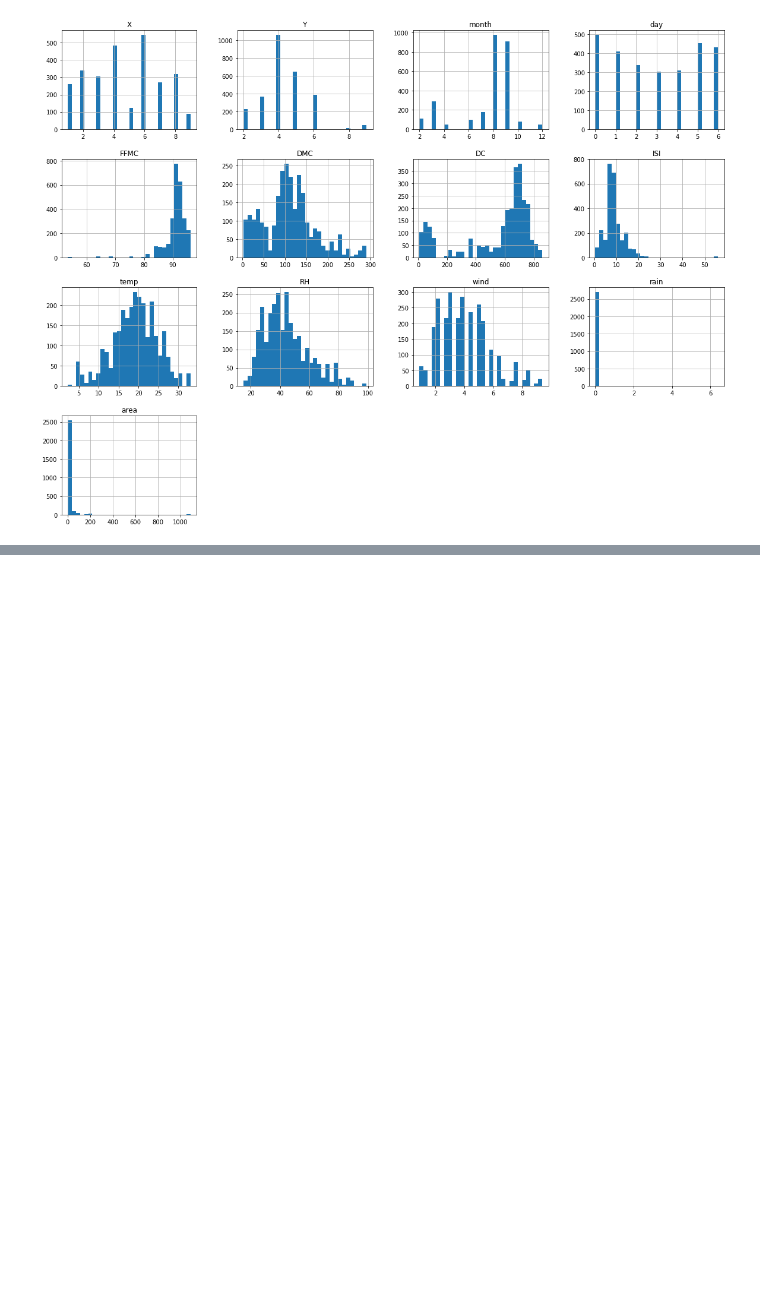
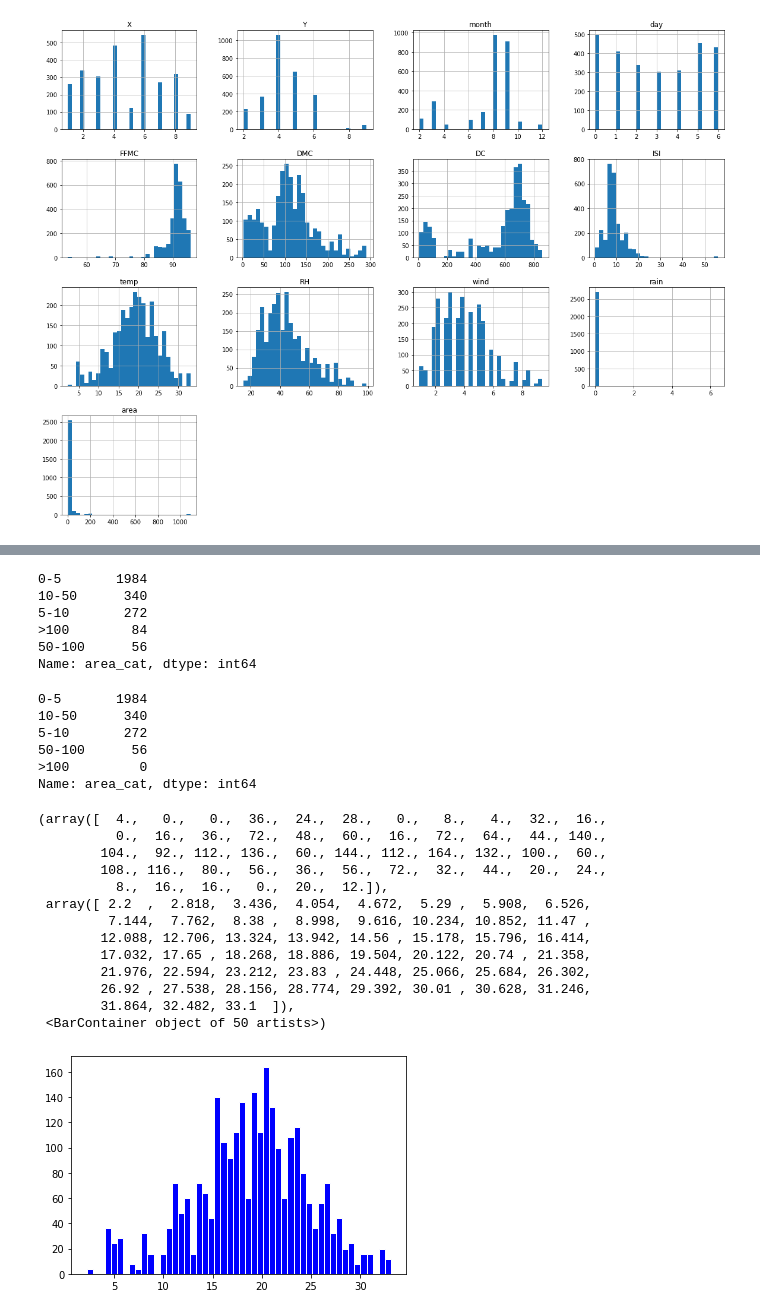
Before and after one commit to fishnchips97/Project-T-Final-189, a Jupyter notebook: scratchwork/data_generator_proj_T.ipynb, the cells around one changed output, grey strips where cells are left out. Cells and saved outputs as stored; diff of their text form; code cells hidden in the pictures; blank space fills up the shorter version.

```diff
--- a/scratchwork/data_generator_proj_T.ipynb
+++ b/scratchwork/data_generator_proj_T.ipynb
@@ -223,0 +326,44 @@ array([[<AxesSubplot:title={'center':'X'}>,
+# %%
+# group burnt area
+train_df['area_cat'] = pd.cut(train_df['area'], bins=[0,5, 10, 50, 100, 1100], include_lowest=True,
+                                 labels=['0-5', '5-10', '10-50', '50-100', '>100'])
+train_df['area_cat'].value_counts()
+# %% [output]
+0-5       1984
+10-50      340
+5-10       272
+>100        84
+50-100      56
+Name: area_cat, dtype: int64
+# %%
+# remove outliers, i.e. any area greater than 100
+
+train_df.drop(train_df[train_df['area'] > 100].index, axis=0,inplace=True)
+
+train_df['area_cat'].value_counts()
+# %% [output]
+0-5       1984
+10-50      340
+5-10       272
+50-100      56
+>100         0
+Name: area_cat, dtype: int64
+# %%
+# lets check out temp
+
+plt.hist(train_df['temp'], ec='w', bins=50, color='blue')
+# %% [output]
+(array([  4.,   0.,   0.,  36.,  24.,  28.,   0.,   8.,   4.,  32.,  16.,
+          0.,  16.,  36.,  72.,  48.,  60.,  16.,  72.,  64.,  44., 140.,
+        104.,  92., 112., 136.,  60., 144., 112., 164., 132., 100.,  60.,
+        108., 116.,  80.,  56.,  36.,  56.,  72.,  32.,  44.,  20.,  24.,
+          8.,  16.,  16.,   0.,  20.,  12.]),
+ array([ 2.2  ,  2.818,  3.436,  4.054,  4.672,  5.29 ,  5.908,  6.526,
+         7.144,  7.762,  8.38 ,  8.998,  9.616, 10.234, 10.852, 11.47 ,
+        12.088, 12.706, 13.324, 13.942, 14.56 , 15.178, 15.796, 16.414,
+        17.032, 17.65 , 18.268, 18.886, 19.504, 20.122, 20.74 , 21.358,
+        21.976, 22.594, 23.212, 23.83 , 24.448, 25.066, 25.684, 26.302,
+        26.92 , 27.538, 28.156, 28.774, 29.392, 30.01 , 30.628, 31.246,
+        31.864, 32.482, 33.1  ]),
+ <BarContainer object of 50 artists>)
+[figure, added]
```
Also changed, not shown: parts of 21 cells of this notebook, 3 other files.
